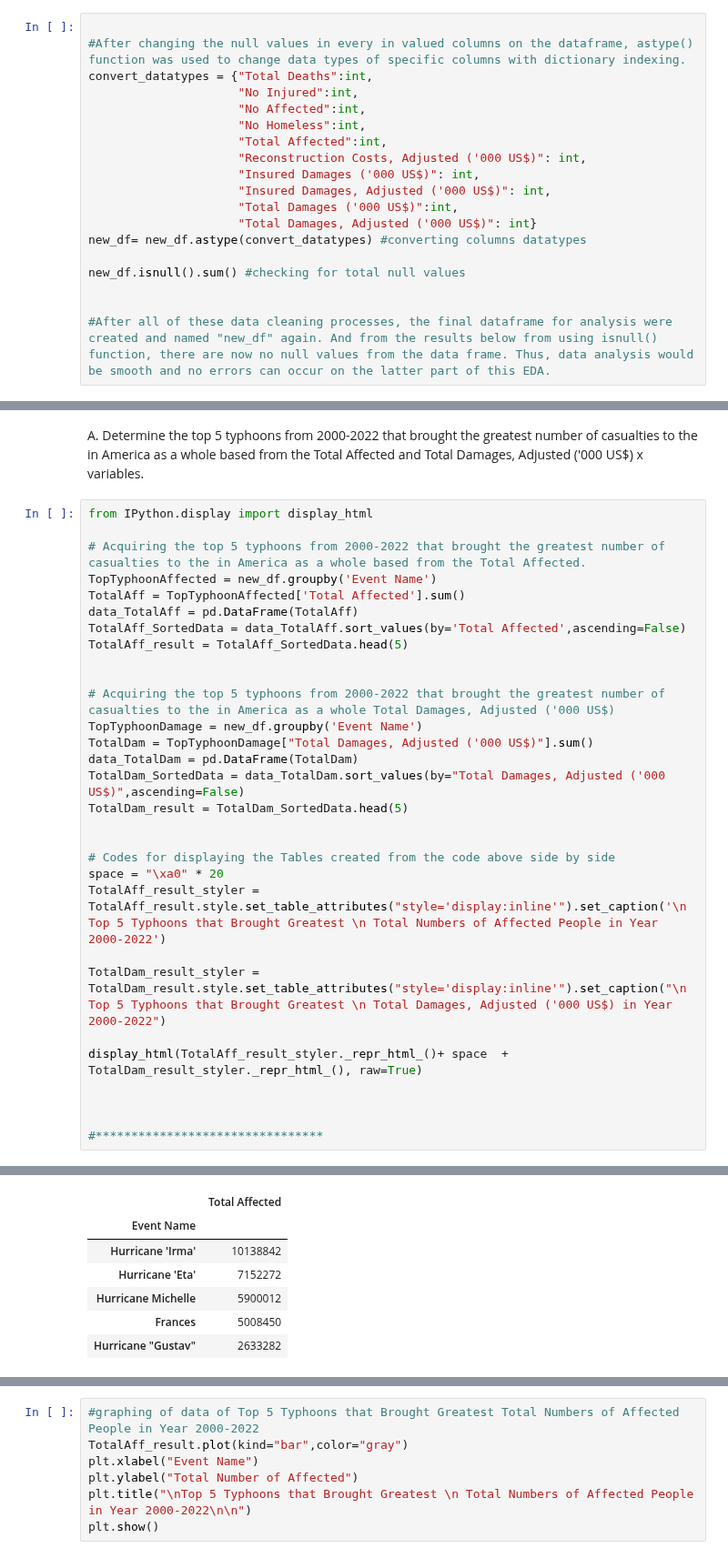
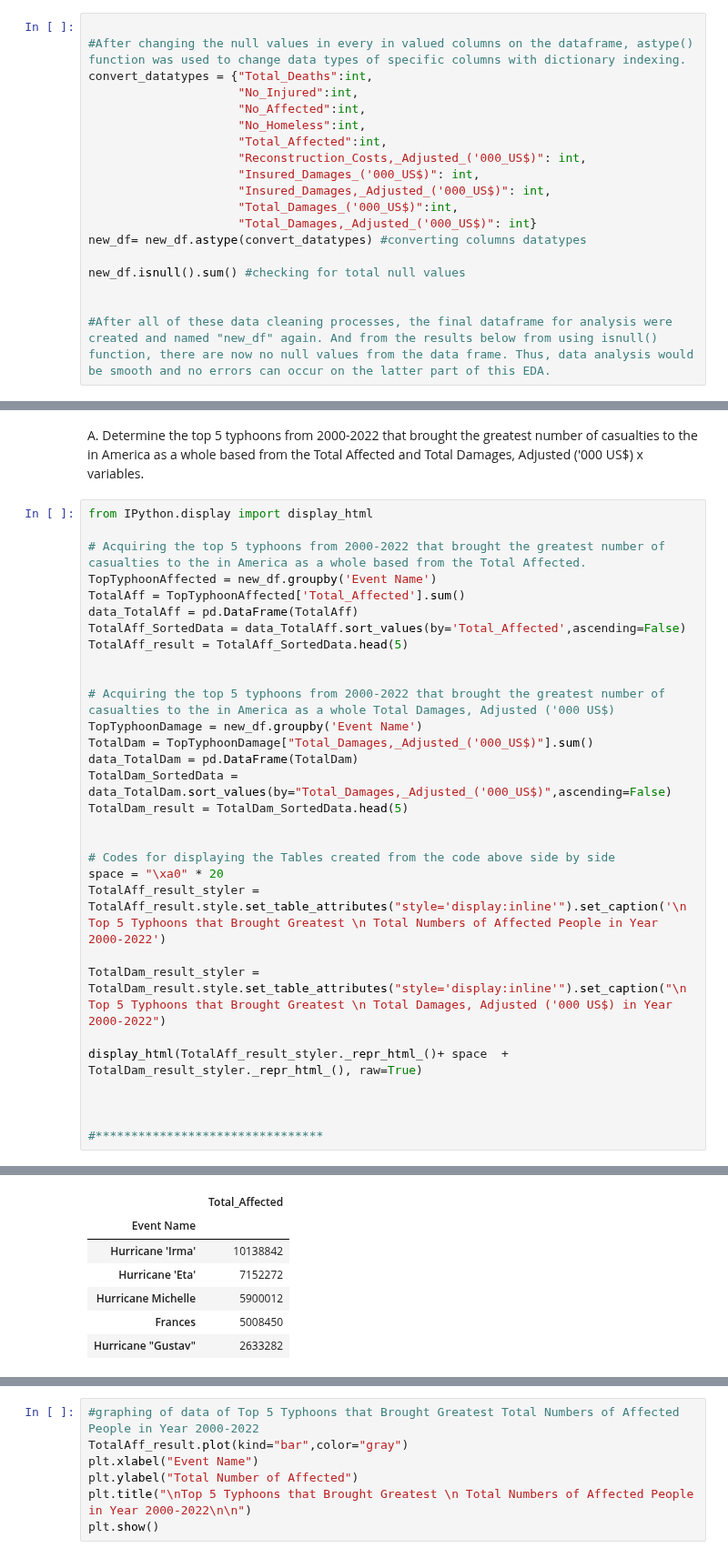
Before and after one commit to GEA960/ITBA-3207_TeamTyphoonAnalysts, a Jupyter notebook: Data Sets Coding Analysis/Data Analysis and Coding for Both Data Sets.ipynb, the cells around one changed output, grey strips where cells are left out. Shown at 91% size. Saved outputs shown, nothing was run; the diff lists cells and outputs as text.

```diff
--- a/Data Sets Coding Analysis/Data Analysis and Coding for Both Data Sets.ipynb
+++ b/Data Sets Coding Analysis/Data Analysis and Coding for Both Data Sets.ipynb
@@ -331,16 +348,16 @@ new_df = new_df.fillna(0) # replace NaN with zero value
 # %%
 
 #After changing the null values in every in valued columns on the dataframe, astype() function was used to change data types of specific columns with dictionary indexing.
-convert_datatypes = {"Total Deaths":int,
-                     "No Injured":int,
-                     "No Affected":int,
-                     "No Homeless":int,
-                     "Total Affected":int,
-                     "Reconstruction Costs, Adjusted ('000 US$)": int,
-                     "Insured Damages ('000 US$)": int,
-                     "Insured Damages, Adjusted ('000 US$)": int,
-                     "Total Damages ('000 US$)":int,
-                     "Total Damages, Adjusted ('000 US$)": int}
+convert_datatypes = {"Total_Deaths":int,
+                     "No_Injured":int,
+                     "No_Affected":int,
+                     "No_Homeless":int,
+                     "Total_Affected":int,
+                     "Reconstruction_Costs,_Adjusted_('000_US$)": int,
+                     "Insured_Damages_('000_US$)": int,
+                     "Insured_Damages,_Adjusted_('000_US$)": int,
+                     "Total_Damages_('000_US$)":int,
+                     "Total_Damages,_Adjusted_('000_US$)": int}
 new_df= new_df.astype(convert_datatypes) #converting columns datatypes
 
 new_df.isnull().sum() #checking for total null values
@@ -406,36 +478,36 @@ A. Determine the top 5 typhoons from 2000-2022 that brought the greatest number
 # %%
 from IPython.display import display_html
 
 # Acquiring the top 5 typhoons from 2000-2022 that brought the greatest number of casualties to the in America as a whole based from the Total Affected.
 TopTyphoonAffected = new_df.groupby('Event Name')
-TotalAff = TopTyphoonAffected['Total Affected'].sum()
+TotalAff = TopTyphoonAffected['Total_Affected'].sum()
 data_TotalAff = pd.DataFrame(TotalAff)
-TotalAff_SortedData = data_TotalAff.sort_values(by='Total Affected',ascending=False)
+TotalAff_SortedData = data_TotalAff.sort_values(by='Total_Affected',ascending=False)
 TotalAff_result = TotalAff_SortedData.head(5)
 
 
 # Acquiring the top 5 typhoons from 2000-2022 that brought the greatest number of casualties to the in America as a whole Total Damages, Adjusted ('000 US$)
 TopTyphoonDamage = new_df.groupby('Event Name')
-TotalDam = TopTyphoonDamage["Total Damages, Adjusted ('000 US$)"].sum()
+TotalDam = TopTyphoonDamage["Total_Damages,_Adjusted_('000_US$)"].sum()
 data_TotalDam = pd.DataFrame(TotalDam)
-TotalDam_SortedData = data_TotalDam.sort_values(by="Total Damages, Adjusted ('000 US$)",ascending=False)
+TotalDam_SortedData = data_TotalDam.sort_values(by="Total_Damages,_Adjusted_('000_US$)",ascending=False)
 TotalDam_result = TotalDam_SortedData.head(5)
 
 
 # Codes for displaying the Tables created from the code above side by side
 space = "\xa0" * 20
 TotalAff_result_styler = TotalAff_result.style.set_table_attributes("style='display:inline'").set_caption('\n Top 5 Typhoons that Brought Greatest \n Total Numbers of Affected People in Year 2000-2022')
 
 TotalDam_result_styler = TotalDam_result.style.set_table_attributes("style='display:inline'").set_caption("\n Top 5 Typhoons that Brought Greatest \n Total Damages, Adjusted ('000 US$) in Year 2000-2022")
 
 display_html(TotalAff_result_styler._repr_html_()+ space  + TotalDam_result_styler._repr_html_(), raw=True)
 
 
 
 #********************************
 # %% [output]
 Top 5 Typhoons that Brought Greatest Total Numbers of Affected People in Year 2000-2022
-|  | Total Affected |
+|  | Total_Affected |
 | Event Name |  |
 | Hurricane 'Irma' | 10138842 |
 | Hurricane 'Eta' | 7152272 |
```
Also changed, not shown: parts of 19 cells of this notebook, 1 other file.
